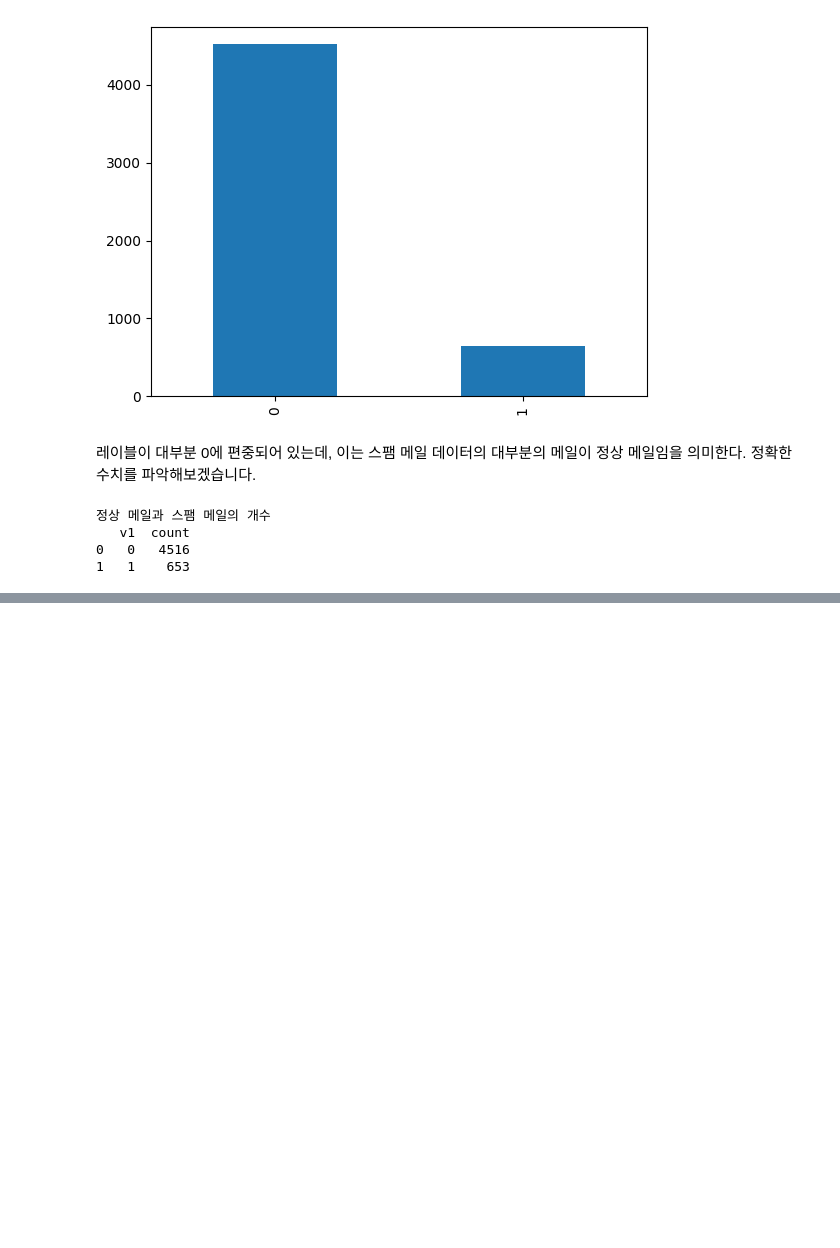
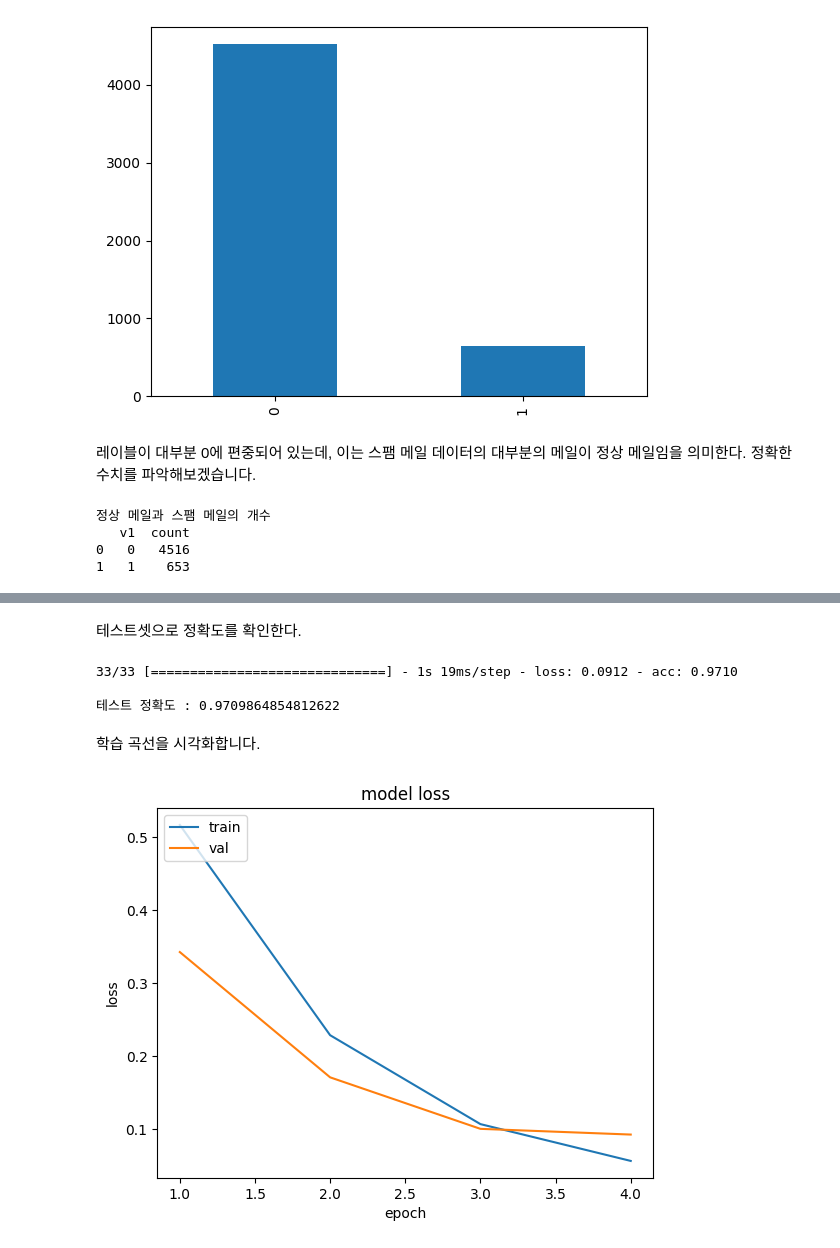
Before and after one commit to LeeHeonWoo1/ML_DL, a Jupyter notebook: NLP/1_spam_mail.ipynb, the cells around one changed output, grey strips where cells are left out. Saved outputs shown, nothing was run; the diff lists cells and outputs as text; code cells hidden in the pictures; blank space fills up the shorter version.

```diff
--- a/NLP/1_spam_mail.ipynb
+++ b/NLP/1_spam_mail.ipynb
@@ -96,0 +130,3 @@ print(data.groupby('v1').size().reset_index(name = "count"))
+# %%
+word_to_index = tokenizer.word_index
+print(word_to_index)
@@ -96,0 +196,20 @@ print(data.groupby('v1').size().reset_index(name = "count"))
+# %%
+from keras.layers import SimpleRNN, Embedding, Dense
+from keras.models import Sequential
+
+embedding_dim = 32
+hidden_units = 32
+
+model = Sequential()
+model.add(Embedding(vocab_size, embedding_dim))
+model.add(SimpleRNN(hidden_units))
+model.add(Dense(1, activation = "sigmoid"))
+
+model.compile(optimizer='rmsprop', loss='binary_crossentropy', metrics=['acc'])
+history = model.fit(
+    X_train_padded,
+    y_train,
+    epochs=4,
+    batch_size=64,
+    validation_split=0.2
+)
@@ -96,0 +225,23 @@ print(data.groupby('v1').size().reset_index(name = "count"))
+# %% [markdown]
+테스트셋으로 정확도를 확인한다.
+# %%
+X_test_encoded = tokenizer.texts_to_sequences(X_test)
+X_test_padded = pad_sequences(X_test_encoded, maxlen=max_len)
+print(f"\n테스트 정확도 : {model.evaluate(X_test_padded, y_test)[1]}")
+# %% [output]
+33/33 [==============================] - 1s 19ms/step - loss: 0.0912 - acc: 0.9710
+
+테스트 정확도 : 0.9709864854812622
+# %% [markdown]
+학습 곡선을 시각화합니다.
+# %%
+epochs = range(1, len(history.history['acc']) + 1)
+plt.plot(epochs, history.history['loss'])
+plt.plot(epochs, history.history['val_loss'])
+plt.title('model loss')
+plt.ylabel('loss')
+plt.xlabel('epoch')
+plt.legend(['train', 'val'], loc='upper left')
+plt.show()
+# %% [output]
+[figure, added]
```
Also changed, not shown: parts of 19 cells of this notebook.
